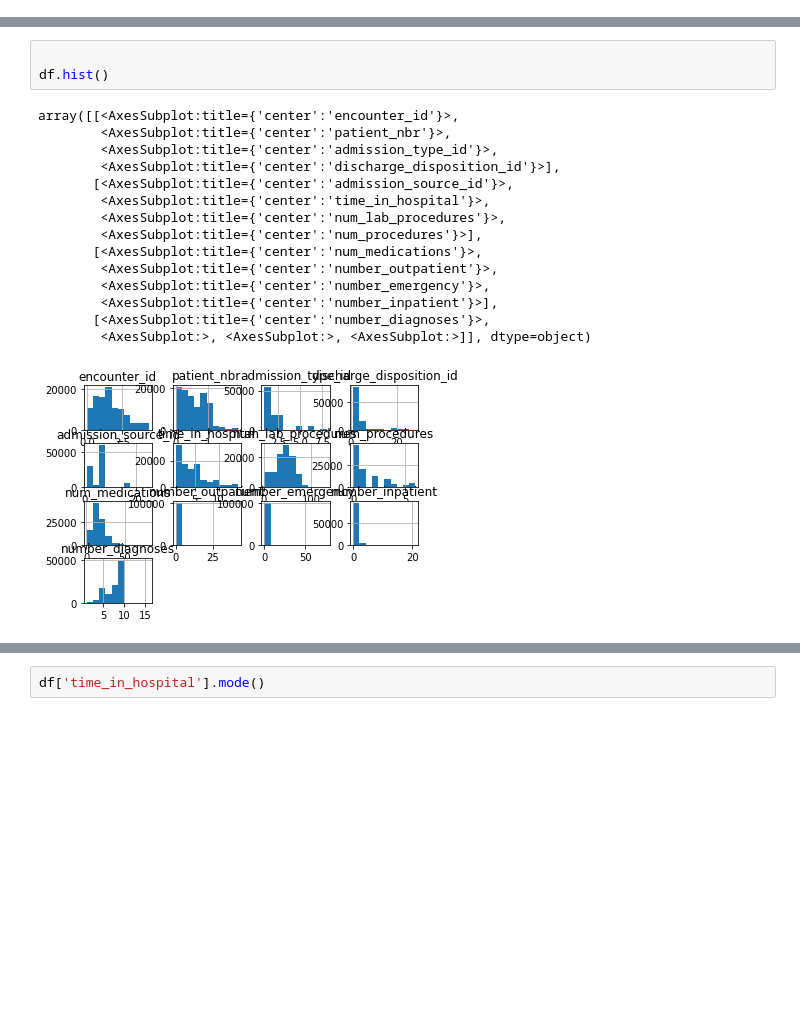
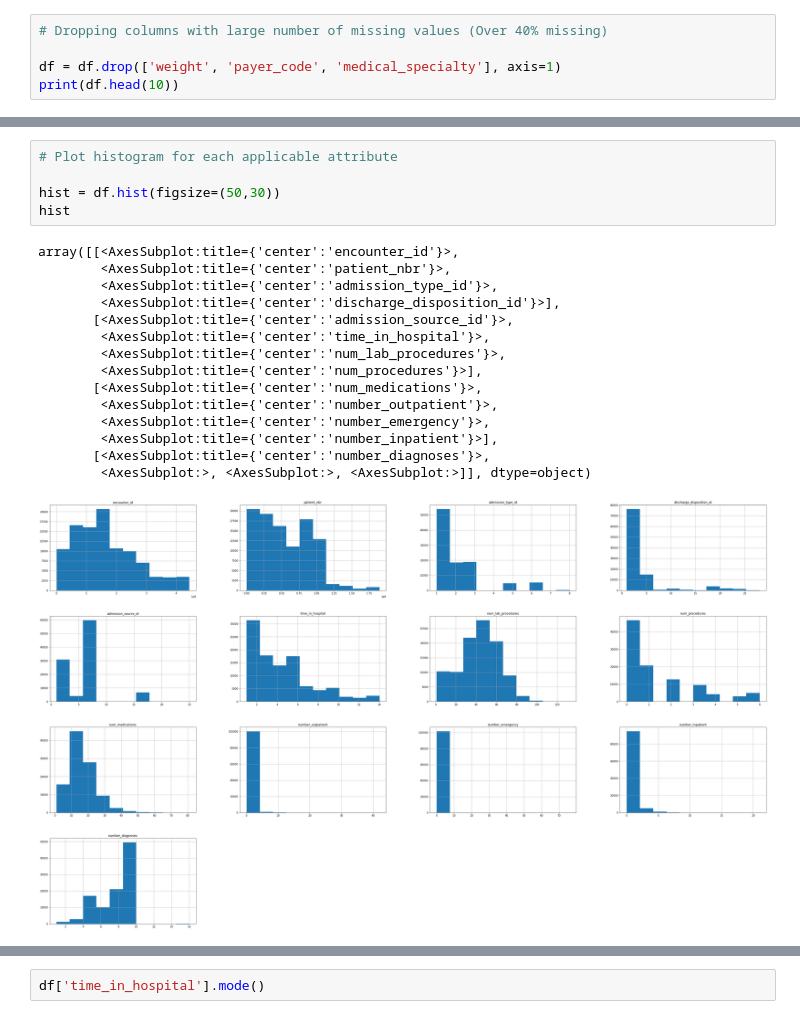
Before and after one commit to LoveBexa/diabetes-data, a Jupyter notebook: clean_diabetes.ipynb, the cells around one changed output, grey strips where cells are left out. Saved outputs shown, nothing was run; the diff lists cells and outputs as text; blank space fills up the shorter version.

```diff
--- a/clean_diabetes.ipynb
+++ b/clean_diabetes.ipynb
@@ -74,0 +122,5 @@ df.shape
+# %%
+# Dropping columns with large number of missing values (Over 40% missing)
+
+df = df.drop(['weight', 'payer_code', 'medical_specialty'], axis=1)
+print(df.head(10))
@@ -75,22 +197,24 @@ df.shape
 # %%
+# Plot histogram for each applicable attribute
 
-df.hist()
+hist = df.hist(figsize=(50,30))
+hist
 # %% [output]
 array([[<AxesSubplot:title={'center':'encounter_id'}>,
         <AxesSubplot:title={'center':'patient_nbr'}>,
         <AxesSubplot:title={'center':'admission_type_id'}>,
         <AxesSubplot:title={'center':'discharge_disposition_id'}>],
        [<AxesSubplot:title={'center':'admission_source_id'}>,
         <AxesSubplot:title={'center':'time_in_hospital'}>,
         <AxesSubplot:title={'center':'num_lab_procedures'}>,
         <AxesSubplot:title={'center':'num_procedures'}>],
        [<AxesSubplot:title={'center':'num_medications'}>,
         <AxesSubplot:title={'center':'number_outpatient'}>,
         <AxesSubplot:title={'center':'number_emergency'}>,
         <AxesSubplot:title={'center':'number_inpatient'}>],
        [<AxesSubplot:title={'center':'number_diagnoses'}>,
         <AxesSubplot:>, <AxesSubplot:>, <AxesSubplot:>]], dtype=object)
-[figure, old version]
+[figure, new version]
 # %%
 
 
```
Also changed, not shown: parts of 37 cells of this notebook.
